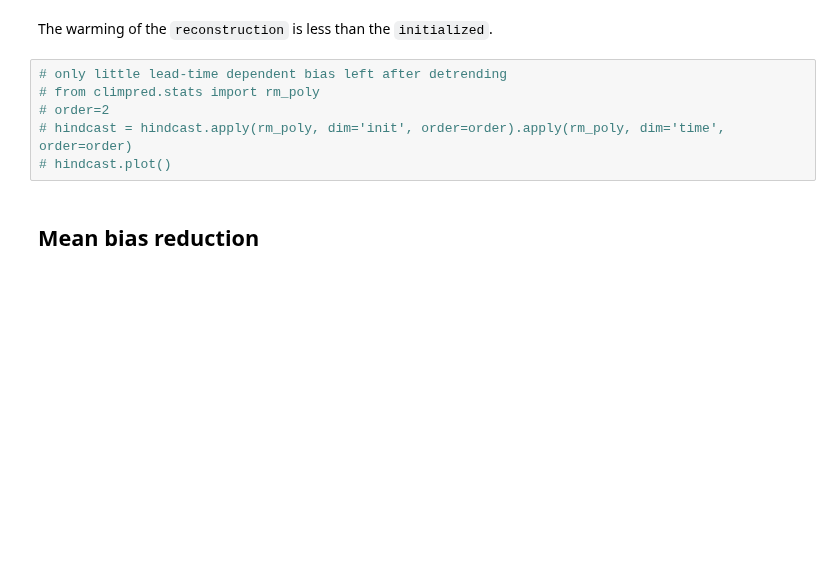
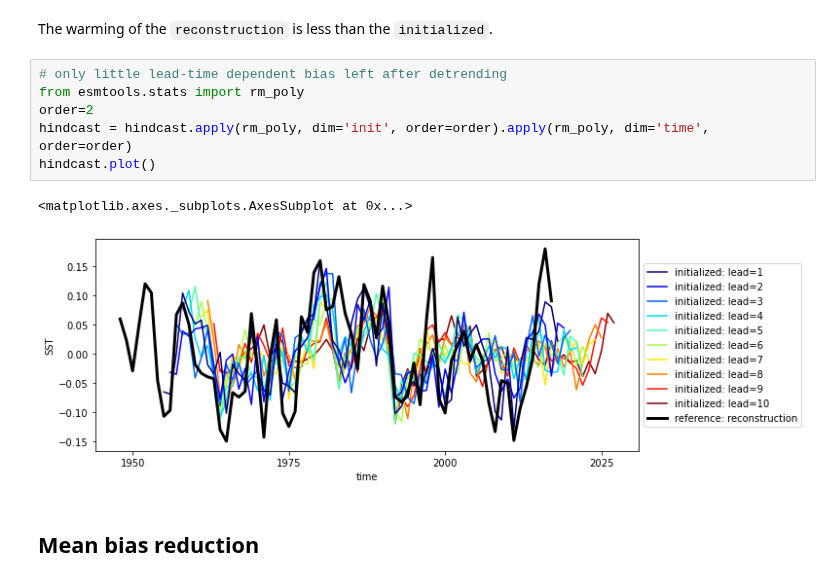
Before and after one commit to pangeo-data/climpred, a Jupyter notebook: docs/source/bias_reduction.ipynb, the cells around one changed output. Cells and saved outputs as stored; diff of their text form; blank space fills up the shorter version.

```diff
--- a/docs/source/bias_reduction.ipynb
+++ b/docs/source/bias_reduction.ipynb
@@ -29,10 +29,13 @@ hindcast.plot()
 The warming of the `reconstruction` is less than the `initialized`.
 # %%
 # only little lead-time dependent bias left after detrending
-# from climpred.stats import rm_poly
-# order=2
-# hindcast = hindcast.apply(rm_poly, dim='init', order=order).apply(rm_poly, dim='time', order=order)
-# hindcast.plot()
+from esmtools.stats import rm_poly
+order=2
+hindcast = hindcast.apply(rm_poly, dim='init', order=order).apply(rm_poly, dim='time', order=order)
+hindcast.plot()
+# %% [output]
+<matplotlib.axes._subplots.AxesSubplot at 0x...>
+[figure, added]
 # %% [markdown]
 ## Mean bias reduction
 # %% [markdown]
```
Also changed, not shown: parts of 4 cells of this notebook.
